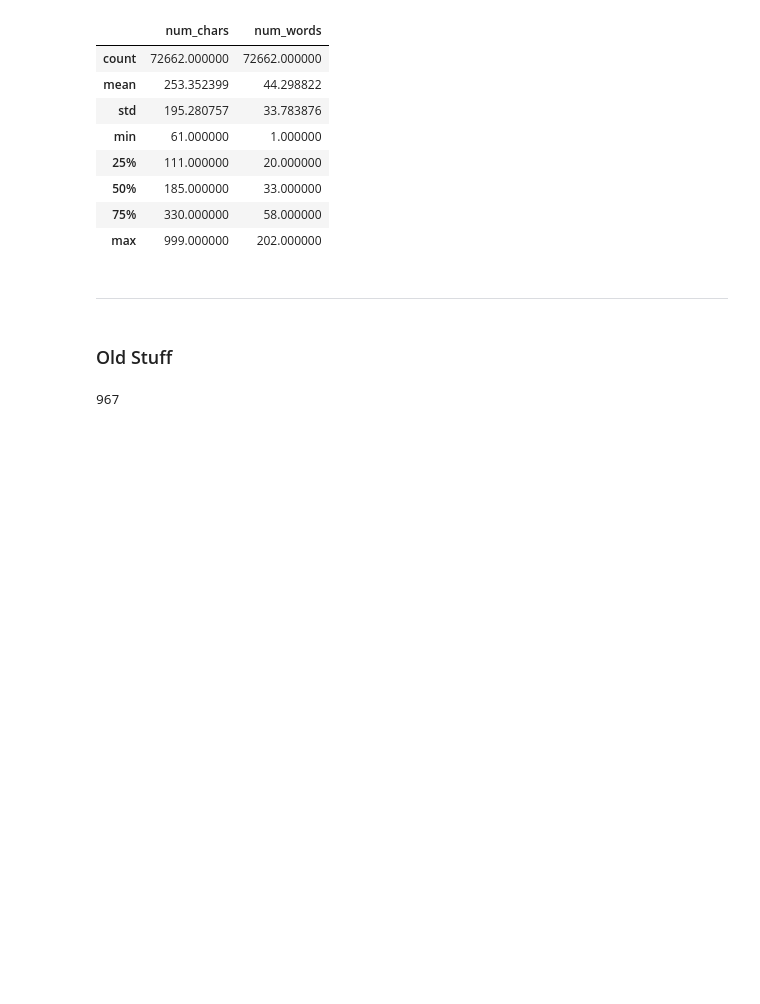
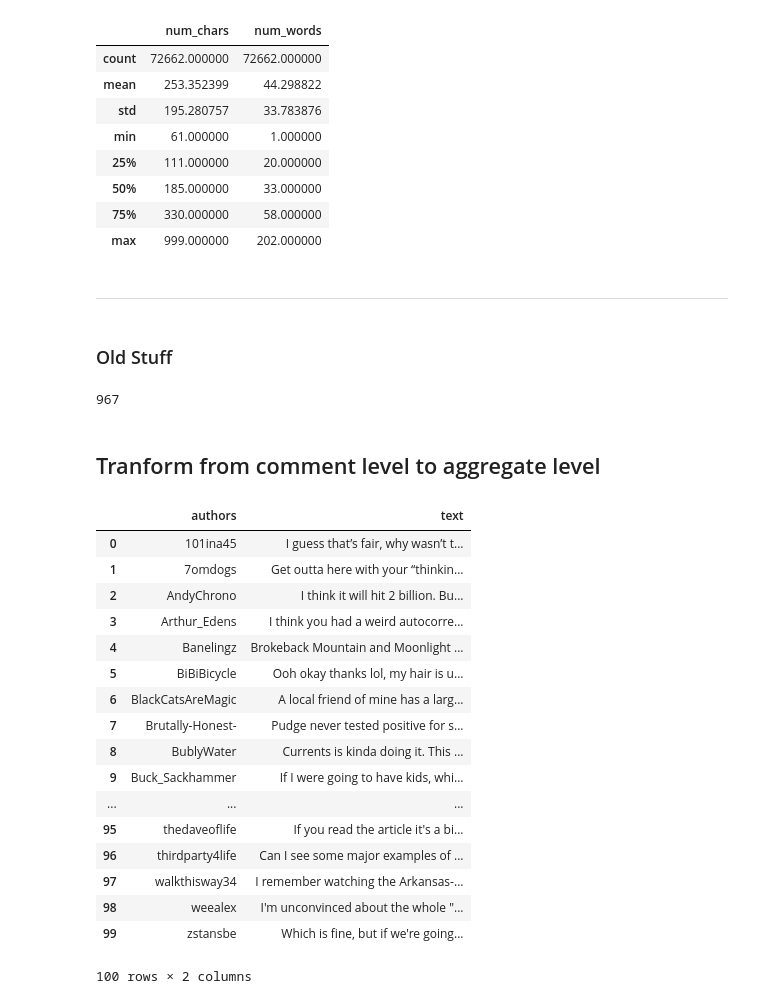
Before and after one commit to kgedney/author-id-project, a Jupyter notebook: reddit_collect_data.ipynb, the cells around one changed output. Drawn from its saved outputs; the diff is of its cells as text; code cells hidden in the pictures; blank space fills up the shorter version.

Commit message:
added code to transform comment level to aggregate level

```diff
--- a/reddit_collect_data.ipynb
+++ b/reddit_collect_data.ipynb
@@ -261,3 +261,33 @@ len(comments_dictionary)
 967
 # %%
 # vars(comment)
+# %% [markdown]
+## Tranform from comment level to aggregate level
+# %%
+import pandas as pd
+df = pd.read_csv('filtered_data.csv')
+# %%
+author_dict = {x: " ".join(y["body"].tolist()) for x,y in df.groupby("author")}
+# %%
+df_dict = pd.Series(author_dict).rename_axis(['authors']).reset_index(name='text')
+# %%
+df_dict
+# %% [output]
+|  | authors | text |
+| 0 | 101ina45 | I guess that’s fair, why wasn’t t... |
+| 1 | 7omdogs | Get outta here with your “thinkin... |
+| 2 | AndyChrono | I think it will hit 2 billion. Bu... |
+| 3 | Arthur_Edens | I think you had a weird autocorre... |
+| 4 | Banelingz | Brokeback Mountain and Moonlight ... |
+| 5 | BiBiBicycle | Ooh okay thanks lol, my hair is u... |
+| 6 | BlackCatsAreMagic | A local friend of mine has a larg... |
+| 7 | Brutally-Honest- | Pudge never tested positive for s... |
+| 8 | BublyWater | Currents is kinda doing it. This ... |
+| 9 | Buck_Sackhammer | If I were going to have kids, whi... |
+| ... | ... | ... |
+| 95 | thedaveoflife | If you read the article it's a bi... |
+| 96 | thirdparty4life | Can I see some major examples of ... |
+| 97 | walkthisway34 | I remember watching the Arkansas-... |
+| 98 | weealex | I'm unconvinced about the whole "... |
+| 99 | zstansbe | Which is fine, but if we're going... |
+100 rows × 2 columns
```
